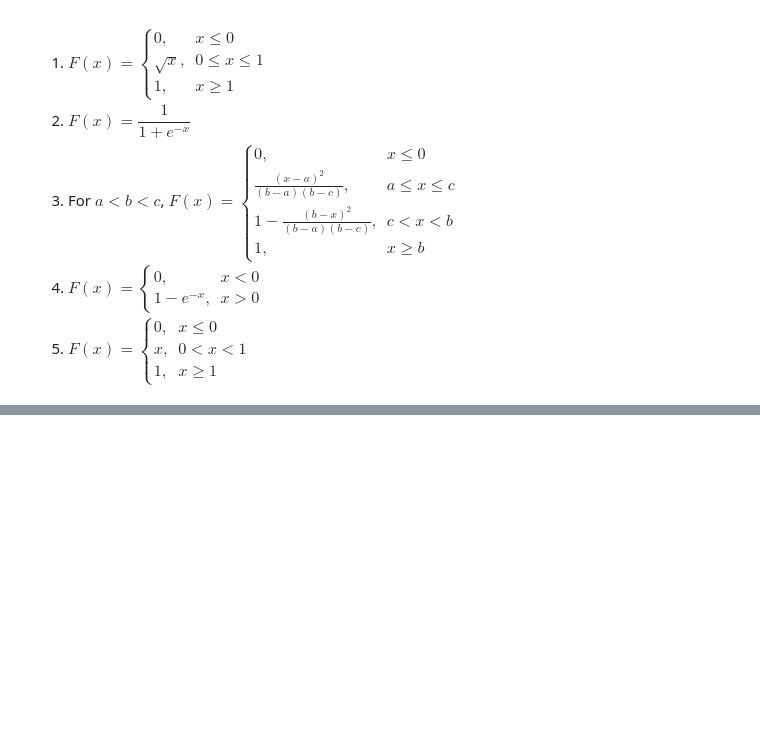
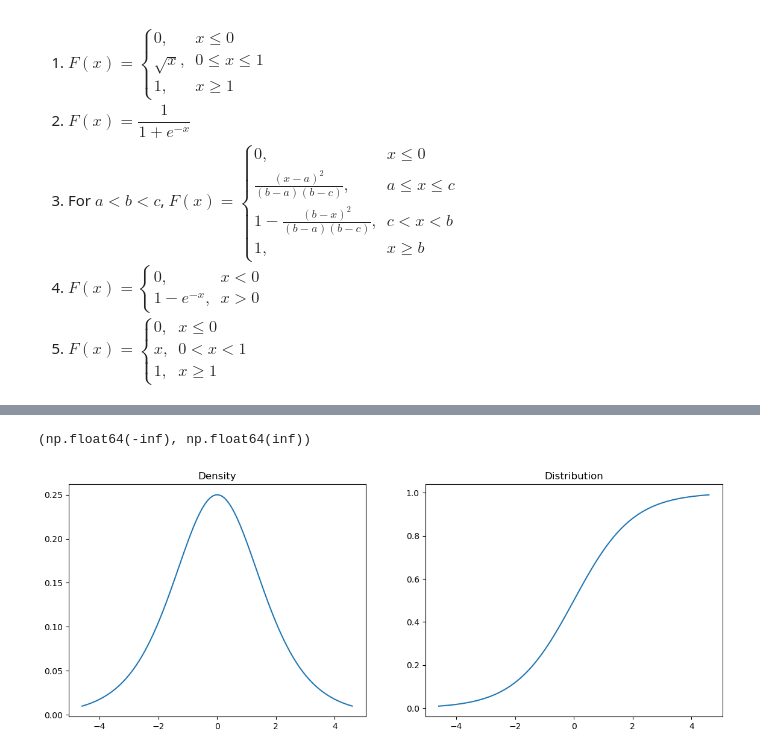
Before and after one commit to emilyrgarman/assignment_6, a Jupyter notebook: assignment_6.ipynb, the cells around one changed output, grey strips where cells are left out. Saved outputs shown, nothing was run; the diff lists cells and outputs as text; code cells hidden in the pictures; blank space fills up the shorter version.

```diff
--- a/assignment_6.ipynb
+++ b/assignment_6.ipynb
@@ -191,0 +183,22 @@ where $0 \le p_i \le 1$ and $ \sum_{k=1}^K p_k = 1$.
+# %%
+# Support of logistic distribution:
+lb, ub = logistic.support()
+lb, ub
+# %% [output]
+(np.float64(-inf), np.float64(inf))
+# %%
+grid = np.linspace(logistic.ppf(0.01),
+                   logistic.ppf(0.99), 100)
+
+# Plot the density and distribution
+pdf = logistic.pdf(grid)
+cdf = logistic.cdf(grid)
+
+fig, axes = plt.subplots(1, 2, figsize = (14, 5))
+sns.lineplot(x = grid, y = pdf, ax = axes[0])
+axes[0].set_title('Density')
+sns.lineplot(x = grid, y = cdf, ax = axes[1])
+axes[1].set_title('Distribution')
+plt.show()
+# %% [output]
+[figure, added]
```
Also changed, not shown: parts of 21 cells of this notebook.
